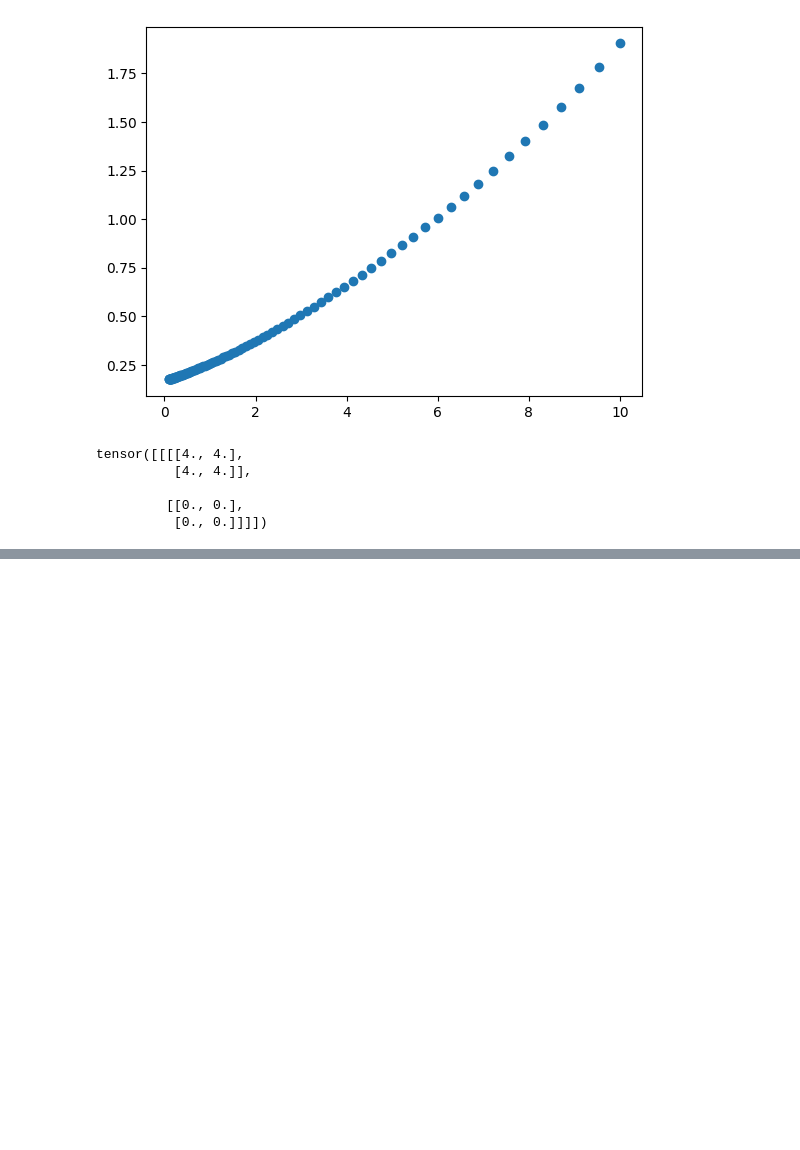
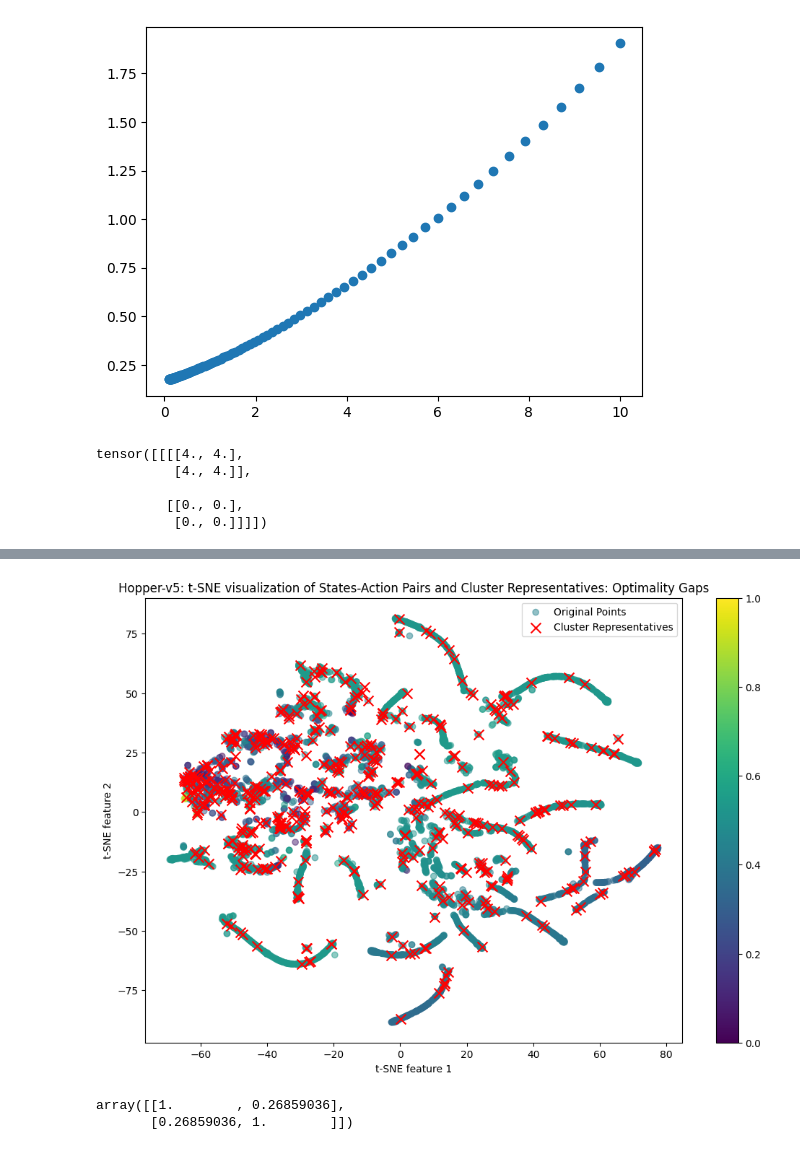
Before and after one commit to ymetz/multi-type-feedback, a Jupyter notebook: rlhf/Analyze_Generated_Feedback.ipynb, the cells around one changed output, grey strips where cells are left out. Cells and saved outputs as stored; diff of their text form; code cells hidden in the pictures; blank space fills up the shorter version.

```diff
--- a/rlhf/Analyze_Generated_Feedback.ipynb
+++ b/rlhf/Analyze_Generated_Feedback.ipynb
@@ -368,0 +410,22 @@ plt.show()
+# %%
+sampled_values = values[sampled_indices].cpu().numpy()
+opt_gaps = values[:-1].cpu().numpy() - rews[:1] + 0.999 * values[1:].cpu().numpy()
+sampled_opt_gaps = opt_gaps[sampled_indices]
+
+plt.figure(figsize=(12, 8))
+plt.scatter(tsne_original[:, 0], tsne_original[:, 1], c=sampled_values, cmap='viridis', alpha=0.5, label='Original Points')
+plt.scatter(tsne_representatives[:, 0], tsne_representatives[:, 1], c='red', marker='x', s=100, label='Cluster Representatives')
+plt.legend()
+plt.title('Hopper-v5: t-SNE visualization of States-Action Pairs and Cluster Representatives: Optimality Gaps')
+plt.xlabel('t-SNE feature 1')
+plt.ylabel('t-SNE feature 2')
+plt.colorbar()
+
+plt.savefig("descr_feedback_opt_gaps_hopper.png")
+# %% [output]
+[figure, added]
+# %%
+np.corrcoef(opt_gaps.squeeze(), rews[:-1])
+# %% [output]
+array([[1.        , 0.26859036],
+       [0.26859036, 1.        ]])
```
Also changed, not shown: parts of 4 cells of this notebook, 6 other files.
